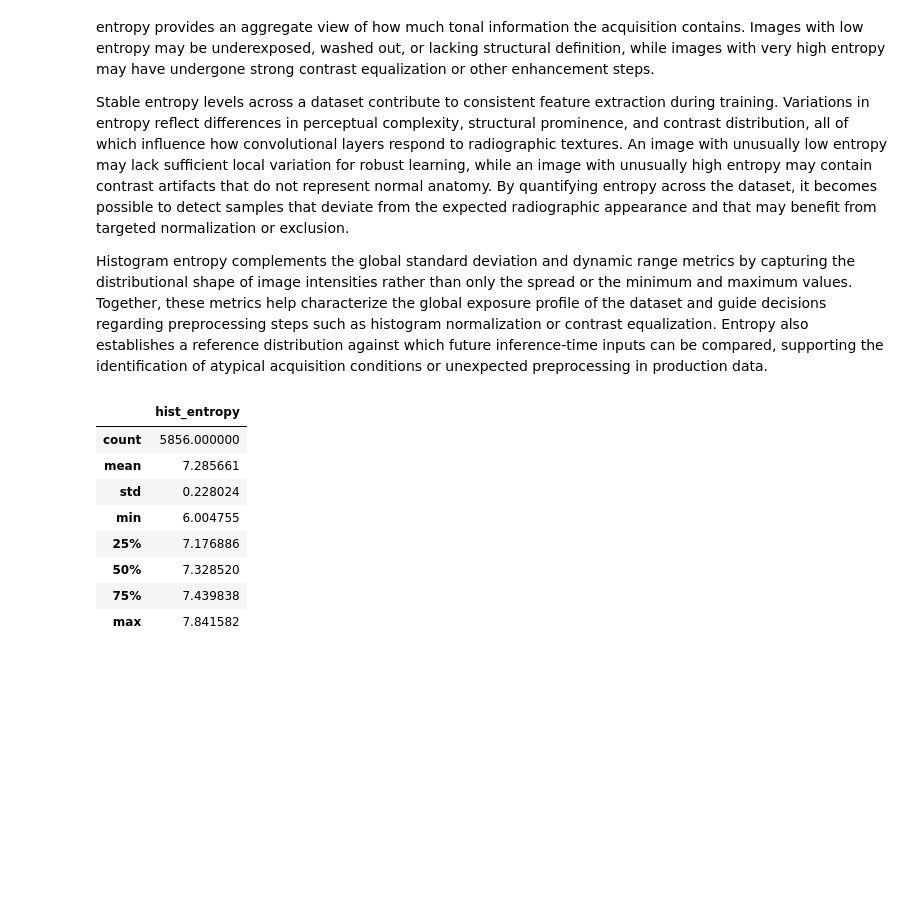
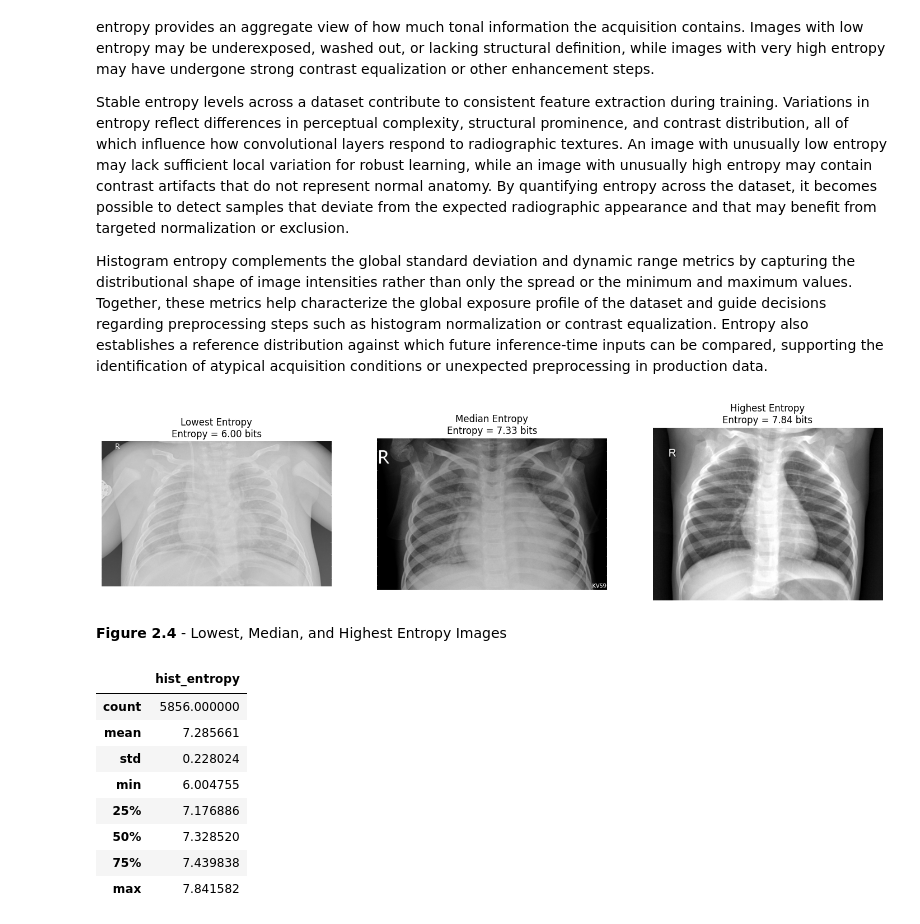
Before and after one commit to logus2k/apvc_p2, a Jupyter notebook: dl_for_cv_project2_v1.ipynb, the cells around one changed output. Cells and saved outputs as stored; diff of their text form; code cells hidden in the pictures; blank space fills up the shorter version.

Commit message:
Add image examples for each DU subsection

```diff
--- a/dl_for_cv_project2_v1.ipynb
+++ b/dl_for_cv_project2_v1.ipynb
@@ -246,6 +246,36 @@ Histogram entropy measures the complexity and variability of the grayscale distr
 Stable entropy levels across a dataset contribute to consistent feature extraction during training. Variations in entropy reflect differences in perceptual complexity, structural prominence, and contrast distribution, all of which influence how convolutional layers respond to radiographic textures. An image with unusually low entropy may lack sufficient local variation for robust learning, while an image with unusually high entropy may contain contrast artifacts that do not represent normal anatomy. By quantifying entropy across the dataset, it becomes possible to detect samples that deviate from the expected radiographic appearance and that may benefit from targeted normalization or exclusion.
 
 Histogram entropy complements the global standard deviation and dynamic range metrics by capturing the distributional shape of image intensities rather than only the spread or the minimum and maximum values. Together, these metrics help characterize the global exposure profile of the dataset and guide decisions regarding preprocessing steps such as histogram normalization or contrast equalization. Entropy also establishes a reference distribution against which future inference-time inputs can be compared, supporting the identification of atypical acquisition conditions or unexpected preprocessing in production data.
+# %%
+# Sort images by histogram entropy
+df_sorted_entropy = df_entropy.sort_values(by="hist_entropy")
+
+# Identify lowest, median, and highest entropy samples
+low_e = df_sorted_entropy.iloc[0]
+mid_e = df_sorted_entropy.iloc[len(df_sorted_entropy) // 2]
+high_e = df_sorted_entropy.iloc[-1]
+
+entropy_examples = [
+	("Lowest Entropy", low_e["image"], low_e["hist_entropy"]),
+	("Median Entropy", mid_e["image"], mid_e["hist_entropy"]),
+	("Highest Entropy", high_e["image"], high_e["hist_entropy"])
+]
+
+# Plot representative images
+plt.figure(figsize=(18, 6))
+
+for idx, (label, path, e_val) in enumerate(entropy_examples):
+	img = cv2.imread(path, cv2.IMREAD_GRAYSCALE)
+	plt.subplot(1, 3, idx + 1)
+	plt.imshow(img, cmap="gray")
+	plt.title(f"{label}\nEntropy = {e_val:.2f} bits")
+	plt.axis("off")
+
+plt.show()
+# %% [output]
+[figure, added]
+# %% [markdown]
+**Figure 2.4** - Lowest, Median, and Highest Entropy Images
 # %%
 # Compute histogram entropy for a single image
 def compute_hist_entropy(image_path):
```
Also changed, not shown: parts of 15 cells of this notebook.
